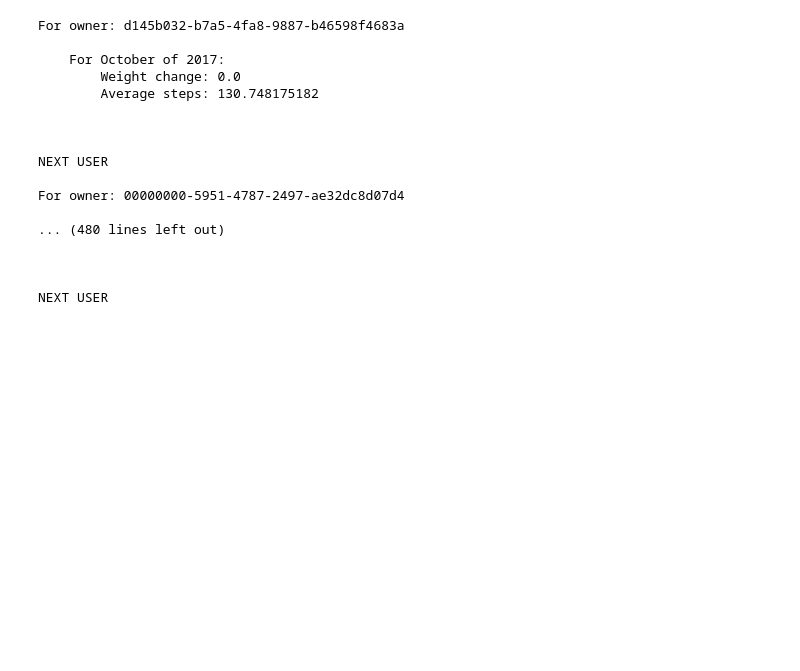
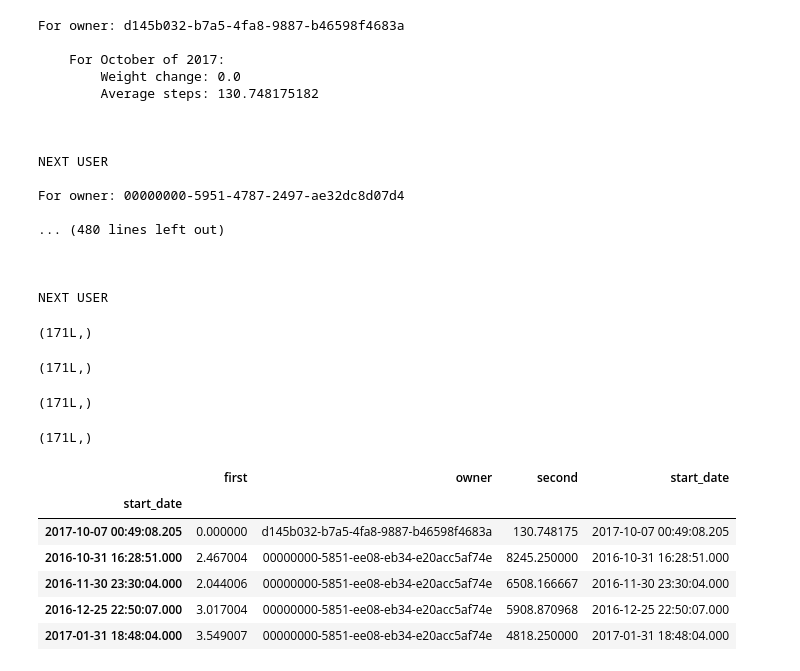
Before and after one commit to OngoDSS/Notebooks, a Jupyter notebook: sebastian_ongo.ipynb, the cells around one changed output. Cells and saved outputs as stored; diff of their text form; code cells hidden in the pictures; blank space fills up the shorter version.

```diff
--- a/sebastian_ongo.ipynb
+++ b/sebastian_ongo.ipynb
@@ -326,3 +339,38 @@ For owner: 00000000-5951-4787-2497-ae32dc8d07d4
 
 
 NEXT USER
+# %%
+month.shape
+# %% [output]
+(171L,)
+# %%
+owners.shape
+# %% [output]
+(171L,)
+# %%
+month_avg_steps.shape
+# %% [output]
+(171L,)
+# %%
+month_weight.shape
+# %% [output]
+(171L,)
+# %%
+d = {
+    "start_date": month,
+    "owner": owners,
+    "first": month_weight,
+    "second": month_avg_steps,
+}
+df = pd.DataFrame(data=d)
+df = df.dropna()
+df.index = df['start_date']
+df.head()
+# %% [output]
+|  | first | owner | second | start_date |
+| start_date |  |  |  |  |
+| 2017-10-07 00:49:08.205 | 0.000000 | d145b032-b7a5-4fa8-9887-b46598f4683a | 130.748175 | 2017-10-07 00:49:08.205 |
+| 2016-10-31 16:28:51.000 | 2.467004 | 00000000-5851-ee08-eb34-e20acc5af74e | 8245.250000 | 2016-10-31 16:28:51.000 |
+| 2016-11-30 23:30:04.000 | 2.044006 | 00000000-5851-ee08-eb34-e20acc5af74e | 6508.166667 | 2016-11-30 23:30:04.000 |
+| 2016-12-25 22:50:07.000 | 3.017004 | 00000000-5851-ee08-eb34-e20acc5af74e | 5908.870968 | 2016-12-25 22:50:07.000 |
+| 2017-01-31 18:48:04.000 | 3.549007 | 00000000-5851-ee08-eb34-e20acc5af74e | 4818.250000 | 2017-01-31 18:48:04.000 |
```
Also changed, not shown: parts of 3 cells of this notebook.
